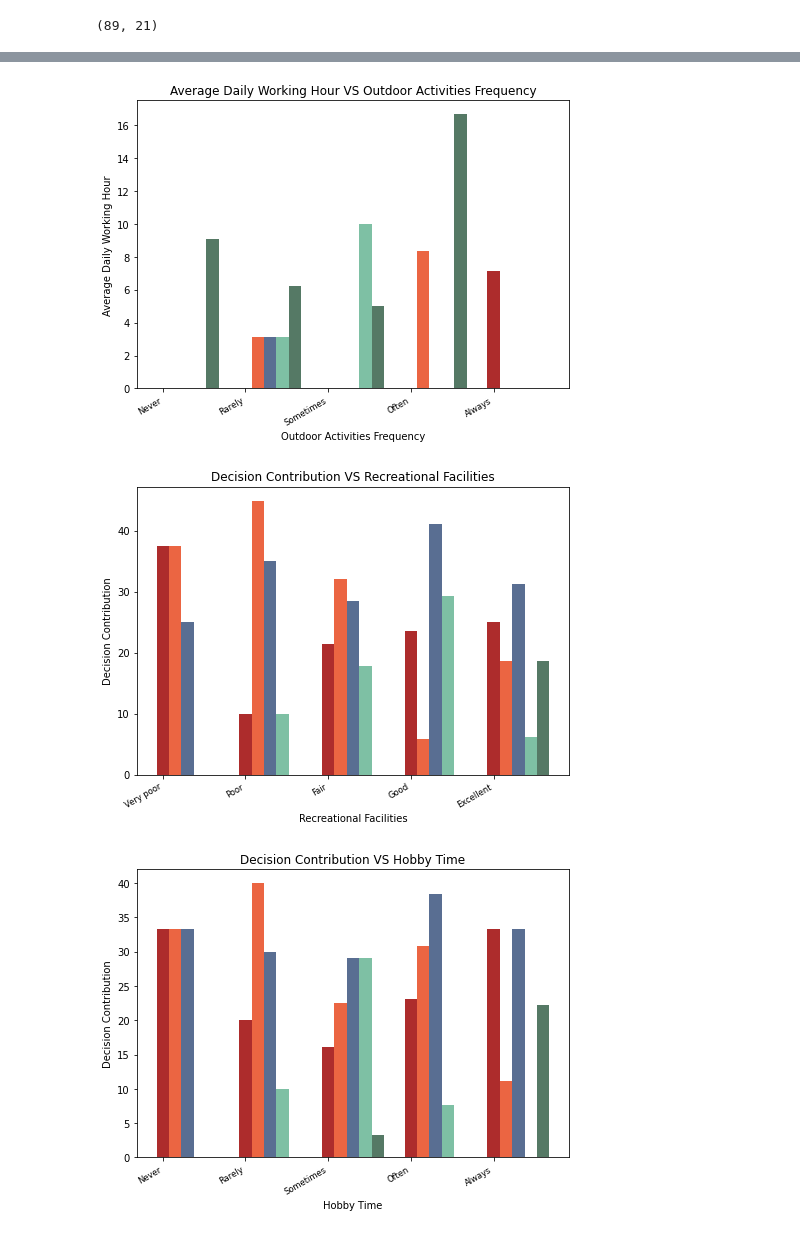
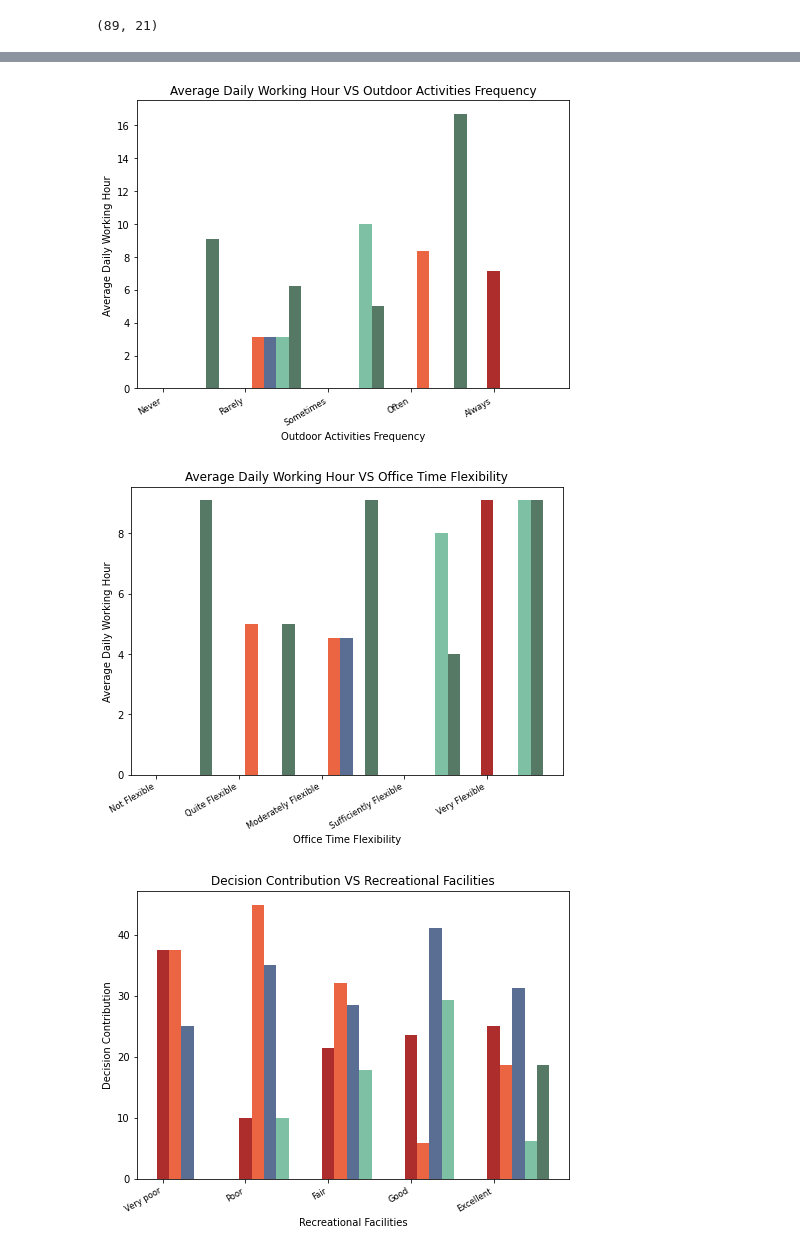
Before and after one commit to NoshinTahsin/GQM-Metrics, a Jupyter notebook: allBars.ipynb, the cells around one changed output, grey strips where cells are left out. Saved outputs shown, nothing was run; the diff lists cells and outputs as text; code cells hidden in the pictures.

```diff
--- a/allBars.ipynb
+++ b/allBars.ipynb
@@ -23,6 +23,9 @@ teamRelated=[
     {'name': 'Outdoor Activities Frequency', 'encoding': dict((v,k) for k,v in {'Never': 1, 'Rarely': 2,
                                                                    'Sometimes':3, 'Often':4,
                                                                    'Always':5}.items())},
+    {'name': 'Office Time Flexibility', 'encoding': dict((v,k) for k,v in {'Not Flexible': 1, 'Quite Flexible': 2,
+                                                                   'Moderately Flexible':3, 'Sufficiently Flexible':4,
+                                                                   'Very Flexible':5}.items())},
 ]
 productivityList=[
     'Average Daily Working Hour',
@@ -36,7 +39,6 @@ productivityList=[
     'Appreciation From Teammates',
     'Deadline Crossing Frequency',
     'Overtime Frequency',
-    'Office Time Flexibility',
     'Cheerfulness'
 ]
 prodName='External Interaction'
@@ -128,7 +129,7 @@ prodName Office Time Flexibility
 prodName Cheerfulness
 [figure]
 [figure]
 [figure]
 [figure]
-[figure, old version]
+[figure, new version]
-[figure, old version]
+[figure, new version]
```
Also changed, not shown: parts of 1 cell of this notebook.
